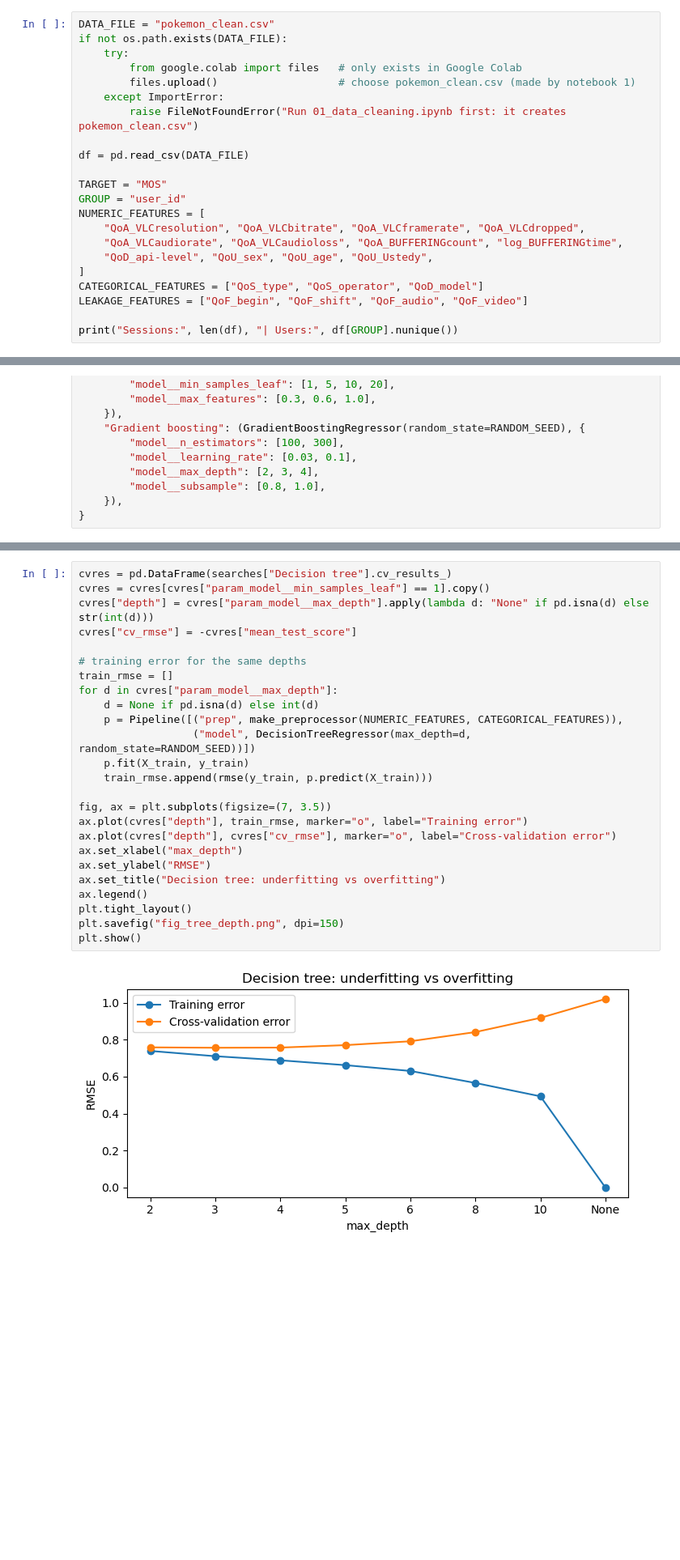
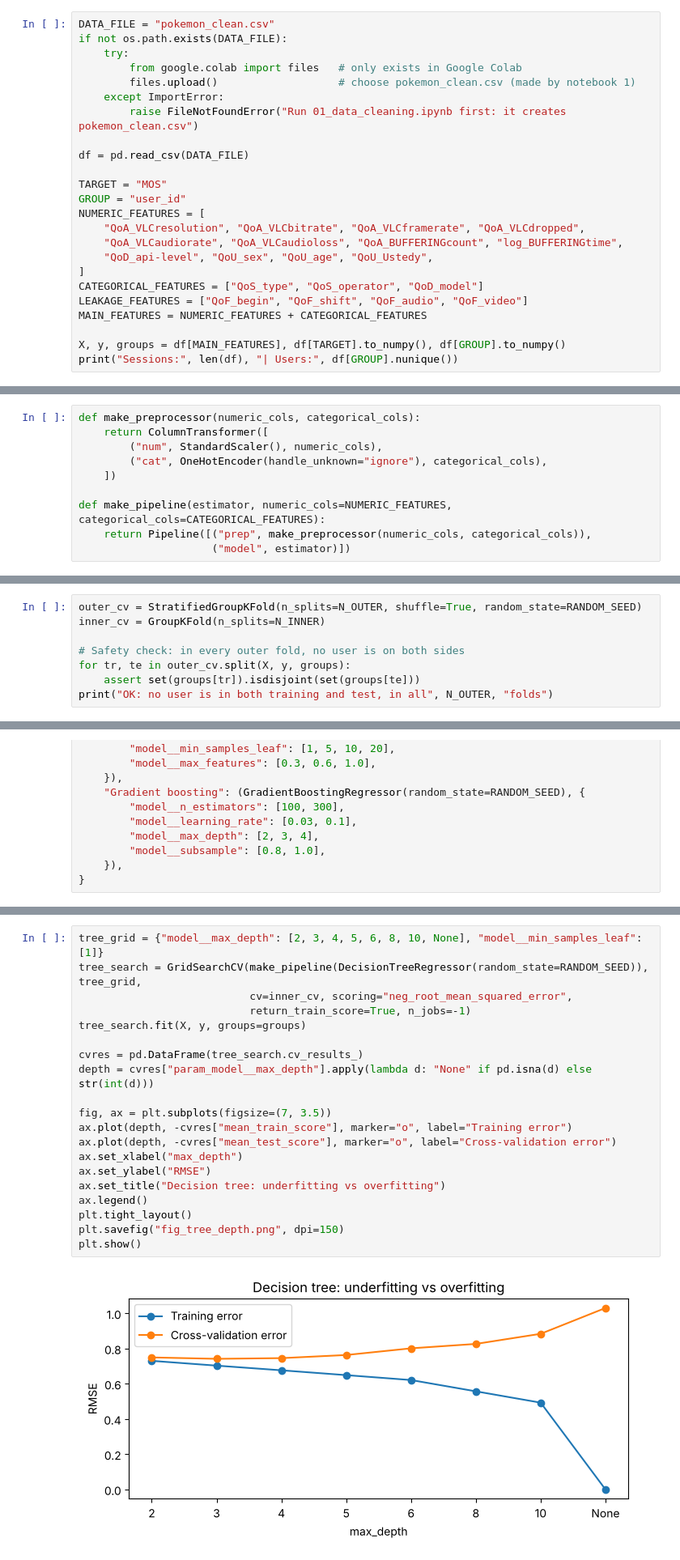
Before and after one commit to pickle-pori05/poqemon-qoe-prediction, a Jupyter notebook: 02_models.ipynb, the cells around one changed output, grey strips where cells are left out. Shown at 81% size. Drawn from its saved outputs; the diff is of its cells as text; blank space fills up the shorter version.

```diff
--- a/02_models.ipynb
+++ b/02_models.ipynb
@@ -56,7 +61,9 @@ NUMERIC_FEATURES = [
 ]
 CATEGORICAL_FEATURES = ["QoS_type", "QoS_operator", "QoD_model"]
 LEAKAGE_FEATURES = ["QoF_begin", "QoF_shift", "QoF_audio", "QoF_video"]
+MAIN_FEATURES = NUMERIC_FEATURES + CATEGORICAL_FEATURES
 
+X, y, groups = df[MAIN_FEATURES], df[TARGET].to_numpy(), df[GROUP].to_numpy()
 print("Sessions:", len(df), "| Users:", df[GROUP].nunique())
 # %% [output]
 Sessions: 1541 | Users: 181
@@ -62,0 +77,10 @@ Sessions: 1541 | Users: 181
+# %%
+def make_preprocessor(numeric_cols, categorical_cols):
+    return ColumnTransformer([
+        ("num", StandardScaler(), numeric_cols),
+        ("cat", OneHotEncoder(handle_unknown="ignore"), categorical_cols),
+    ])
+
+def make_pipeline(estimator, numeric_cols=NUMERIC_FEATURES, categorical_cols=CATEGORICAL_FEATURES):
+    return Pipeline([("prep", make_preprocessor(numeric_cols, categorical_cols)),
+                     ("model", estimator)])
@@ -107,0 +148,8 @@ cv = GroupKFold(n_splits=N_FOLDS)
+# %%
+outer_cv = StratifiedGroupKFold(n_splits=N_OUTER, shuffle=True, random_state=RANDOM_SEED)
+inner_cv = GroupKFold(n_splits=N_INNER)
+
+# Safety check: in every outer fold, no user is on both sides
+for tr, te in outer_cv.split(X, y, groups):
+    assert set(groups[tr]).isdisjoint(set(groups[te]))
+print("OK: no user is in both training and test, in all", N_OUTER, "folds")
@@ -205,28 +397,23 @@ The plot shows the training error and the cross-validation error for each depth
 # %%
-cvres = pd.DataFrame(searches["Decision tree"].cv_results_)
-cvres = cvres[cvres["param_model__min_samples_leaf"] == 1].copy()
-cvres["depth"] = cvres["param_model__max_depth"].apply(lambda d: "None" if pd.isna(d) else str(int(d)))
-cvres["cv_rmse"] = -cvres["mean_test_score"]
+tree_grid = {"model__max_depth": [2, 3, 4, 5, 6, 8, 10, None], "model__min_samples_leaf": [1]}
+tree_search = GridSearchCV(make_pipeline(DecisionTreeRegressor(random_state=RANDOM_SEED)), tree_grid,
+                           cv=inner_cv, scoring="neg_root_mean_squared_error",
+                           return_train_score=True, n_jobs=-1)
+tree_search.fit(X, y, groups=groups)
 
-# training error for the same depths
-train_rmse = []
-for d in cvres["param_model__max_depth"]:
-    d = None if pd.isna(d) else int(d)
-    p = Pipeline([("prep", make_preprocessor(NUMERIC_FEATURES, CATEGORICAL_FEATURES)),
-                  ("model", DecisionTreeRegressor(max_depth=d, random_state=RANDOM_SEED))])
-    p.fit(X_train, y_train)
-    train_rmse.append(rmse(y_train, p.predict(X_train)))
+cvres = pd.DataFrame(tree_search.cv_results_)
+depth = cvres["param_model__max_depth"].apply(lambda d: "None" if pd.isna(d) else str(int(d)))
 
 fig, ax = plt.subplots(figsize=(7, 3.5))
-ax.plot(cvres["depth"], train_rmse, marker="o", label="Training error")
-ax.plot(cvres["depth"], cvres["cv_rmse"], marker="o", label="Cross-validation error")
+ax.plot(depth, -cvres["mean_train_score"], marker="o", label="Training error")
+ax.plot(depth, -cvres["mean_test_score"], marker="o", label="Cross-validation error")
 ax.set_xlabel("max_depth")
 ax.set_ylabel("RMSE")
 ax.set_title("Decision tree: underfitting vs overfitting")
 ax.legend()
 plt.tight_layout()
 plt.savefig("fig_tree_depth.png", dpi=150)
 plt.show()
 # %% [output]
-[figure, old version]
+[figure, new version]
 # %% [markdown]
```
Also changed, not shown: parts of 35 cells of this notebook.
